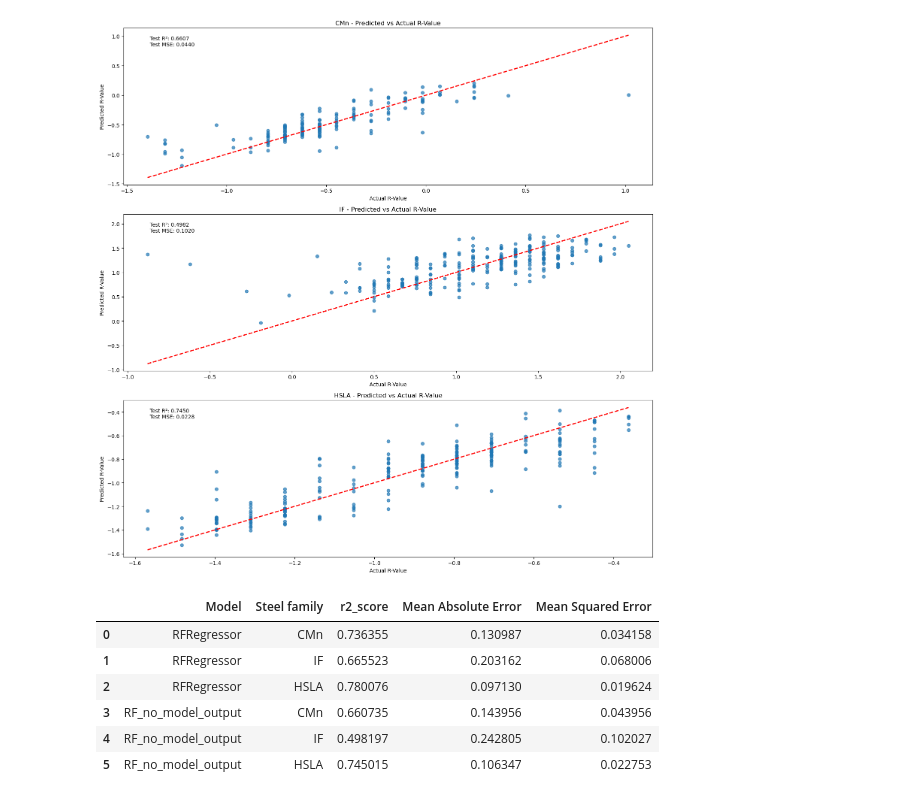
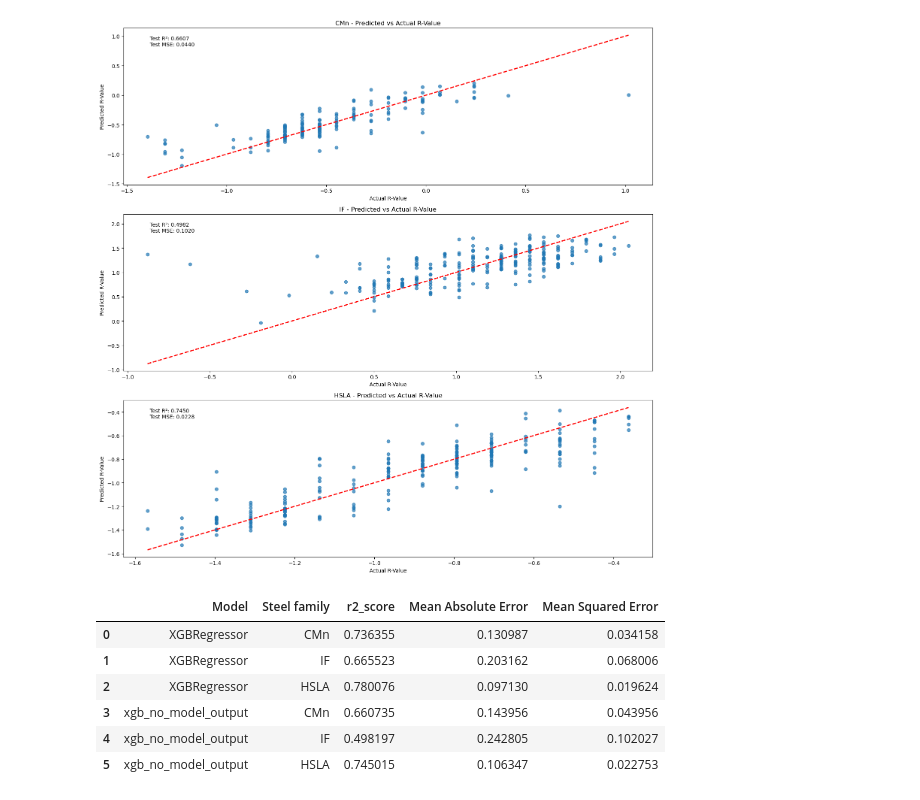
Before and after one commit to TonnyLe14/master-thesis, a Jupyter notebook: xgbregression.ipynb, the cells around one changed output. Drawn from its saved outputs; the diff is of its cells as text; code cells hidden in the pictures.

```diff
--- a/xgbregression.ipynb
+++ b/xgbregression.ipynb
@@ -264,26 +264,26 @@ plot_predicted_vs_actual(tmp, test_scaled_df)
 # %% [output]
 [figure]
 # %%
-all_models = {'RFRegressor': trained_models, 'RF_no_model_output': tmp}
+all_models = {'XGBRegressor': trained_models, 'xgb_no_model_output': tmp}
 data = []
 for model, metrics in all_models.items():
     for category, values in metrics.items():
         data.append({
             'Model': model,
             'Steel family': category,
             'r2_score': values.get('test_r2'),
             'Mean Absolute Error': values.get('test_mae'),
             'Mean Squared Error': values.get('test_mse')
         })
 
 df = pd.DataFrame(data)
 df.to_csv('xgb_results.csv', index=False)
 df
 # %% [output]
 |  | Model | Steel family | r2_score | Mean Absolute Error | Mean Squared Error |
-| 0 | RFRegressor | CMn | 0.736355 | 0.130987 | 0.034158 |
-| 1 | RFRegressor | IF | 0.665523 | 0.203162 | 0.068006 |
-| 2 | RFRegressor | HSLA | 0.780076 | 0.097130 | 0.019624 |
-| 3 | RF_no_model_output | CMn | 0.660735 | 0.143956 | 0.043956 |
-| 4 | RF_no_model_output | IF | 0.498197 | 0.242805 | 0.102027 |
-| 5 | RF_no_model_output | HSLA | 0.745015 | 0.106347 | 0.022753 |
+| 0 | XGBRegressor | CMn | 0.736355 | 0.130987 | 0.034158 |
+| 1 | XGBRegressor | IF | 0.665523 | 0.203162 | 0.068006 |
+| 2 | XGBRegressor | HSLA | 0.780076 | 0.097130 | 0.019624 |
+| 3 | xgb_no_model_output | CMn | 0.660735 | 0.143956 | 0.043956 |
+| 4 | xgb_no_model_output | IF | 0.498197 | 0.242805 | 0.102027 |
+| 5 | xgb_no_model_output | HSLA | 0.745015 | 0.106347 | 0.022753 |
```
Also changed, not shown: 5 other files.
